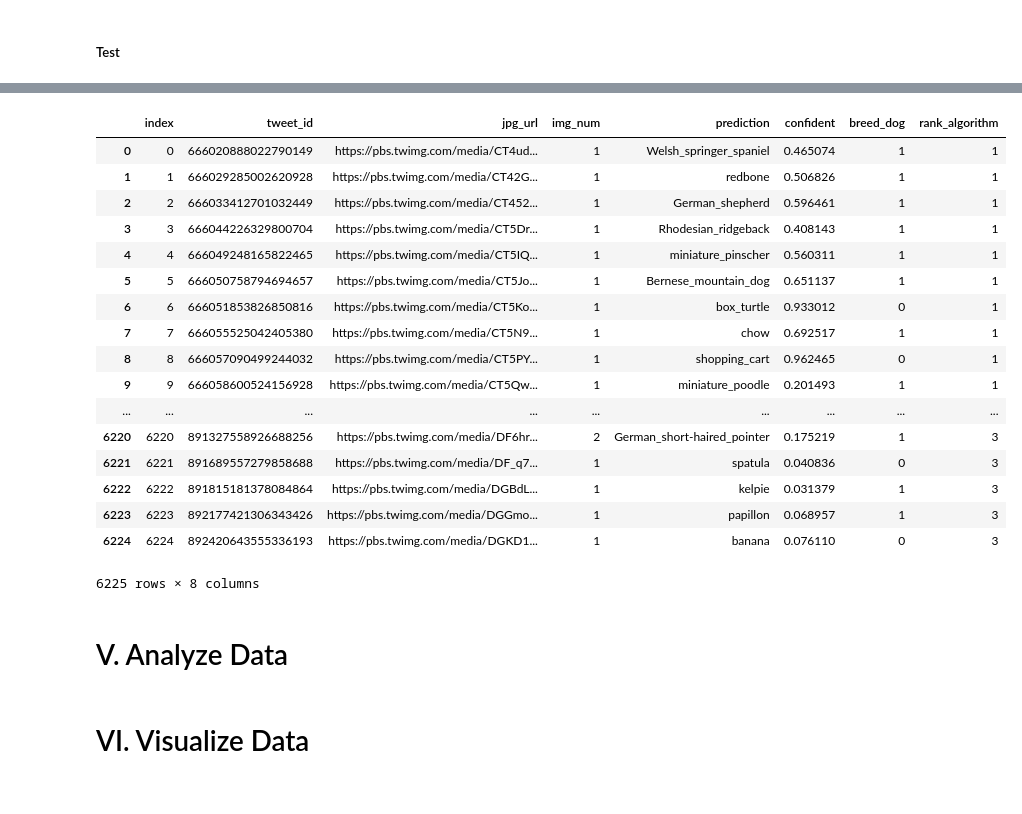
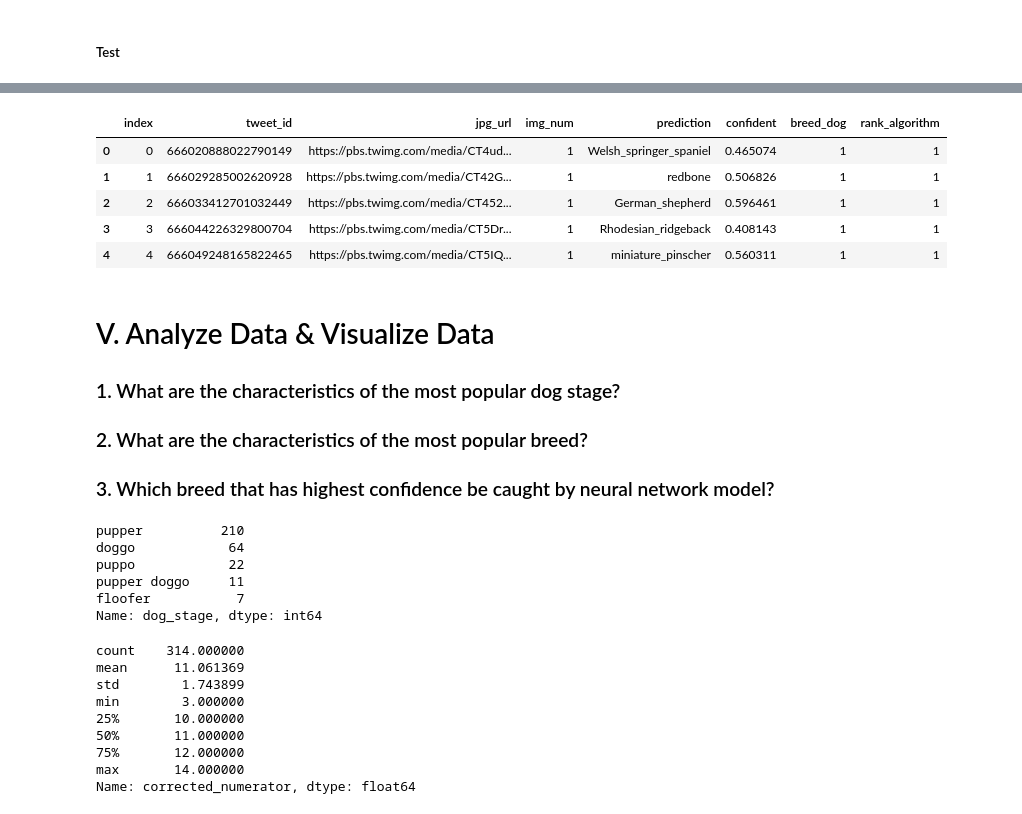
Before and after one commit to jemc36/Udacity-DAND-DataWrangling-TwitterAPI-WeRateDogs, a Jupyter notebook: wrangle_act.ipynb, the cells around one changed output, grey strips where cells are left out. Cells and saved outputs as stored; diff of their text form; code cells hidden in the pictures.

Commit message:
Add two data insights

```diff
--- a/wrangle_act.ipynb
+++ b/wrangle_act.ipynb
@@ -1081,23 +1085,9 @@ pd.read_sql_query("select * from twitter_archive_master;", conn)
 # %%
-pd.read_sql_query("select * from image_predictions_tp;", conn)
+pd.read_sql_query("select * from image_predictions_tp limit 5;", conn)
 # %% [output]
 |  | index | tweet_id | jpg_url | img_num | prediction | confident | breed_dog | rank_algorithm |
 | 0 | 0 | 666020888022790149 | https://pbs.twimg.com/media/CT4ud... | 1 | Welsh_springer_spaniel | 0.465074 | 1 | 1 |
 | 1 | 1 | 666029285002620928 | https://pbs.twimg.com/media/CT42G... | 1 | redbone | 0.506826 | 1 | 1 |
 | 2 | 2 | 666033412701032449 | https://pbs.twimg.com/media/CT452... | 1 | German_shepherd | 0.596461 | 1 | 1 |
 | 3 | 3 | 666044226329800704 | https://pbs.twimg.com/media/CT5Dr... | 1 | Rhodesian_ridgeback | 0.408143 | 1 | 1 |
 | 4 | 4 | 666049248165822465 | https://pbs.twimg.com/media/CT5IQ... | 1 | miniature_pinscher | 0.560311 | 1 | 1 |
-| 5 | 5 | 666050758794694657 | https://pbs.twimg.com/media/CT5Jo... | 1 | Bernese_mountain_dog | 0.651137 | 1 | 1 |
-| 6 | 6 | 666051853826850816 | https://pbs.twimg.com/media/CT5Ko... | 1 | box_turtle | 0.933012 | 0 | 1 |
-| 7 | 7 | 666055525042405380 | https://pbs.twimg.com/media/CT5N9... | 1 | chow | 0.692517 | 1 | 1 |
-| 8 | 8 | 666057090499244032 | https://pbs.twimg.com/media/CT5PY... | 1 | shopping_cart | 0.962465 | 0 | 1 |
-| 9 | 9 | 666058600524156928 | https://pbs.twimg.com/media/CT5Qw... | 1 | miniature_poodle | 0.201493 | 1 | 1 |
-| ... | ... | ... | ... | ... | ... | ... | ... | ... |
-| 6220 | 6220 | 891327558926688256 | https://pbs.twimg.com/media/DF6hr... | 2 | German_short-haired_pointer | 0.175219 | 1 | 3 |
-| 6221 | 6221 | 891689557279858688 | https://pbs.twimg.com/media/DF_q7... | 1 | spatula | 0.040836 | 0 | 3 |
-| 6222 | 6222 | 891815181378084864 | https://pbs.twimg.com/media/DGBdL... | 1 | kelpie | 0.031379 | 1 | 3 |
-| 6223 | 6223 | 892177421306343426 | https://pbs.twimg.com/media/DGGmo... | 1 | papillon | 0.068957 | 1 | 3 |
-| 6224 | 6224 | 892420643555336193 | https://pbs.twimg.com/media/DGKD1... | 1 | banana | 0.076110 | 0 | 3 |
-6225 rows × 8 columns
-# %% [markdown]
-# V. Analyze Data
@@ -1106,2 +1094,19 @@ pd.read_sql_query("select * from image_predictions_tp;", conn)
-# %% [markdown]
-# VI. Visualize Data
+# %% [markdown]
+# V. Analyze Data & Visualize Data
+
+### 1. What are the characteristics of the most popular dog stage?
+
+### 2. What are the characteristics of the most popular breed?
+
+### 3. Which breed that has highest confidence be caught by neural network model?
+# %%
+# 1. Remove missing stages, the stages that only have one sample size, and outliers
+a1 = twitter_archive_master.query('dog_stage !="" & dog_stage != "doggo puppo" & dog_stage != "doggo floofer" & favorite_count <= 60000 & retweet_count <= 40000')
+a1['dog_stage'].value_counts()
+# %% [output]
+pupper          210
+doggo            64
+puppo            22
+pupper doggo     11
+floofer           7
+Name: dog_stage, dtype: int64
@@ -1107,0 +1115,12 @@ pd.read_sql_query("select * from image_predictions_tp;", conn)
+# %%
+a1['corrected_numerator'].describe()
+# %% [output]
+count    314.000000
+mean      11.061369
+std        1.743899
+min        3.000000
+25%       10.000000
+50%       11.000000
+75%       12.000000
+max       14.000000
+Name: corrected_numerator, dtype: float64
```
Also changed, not shown: parts of 45 cells of this notebook, 3 other files.
